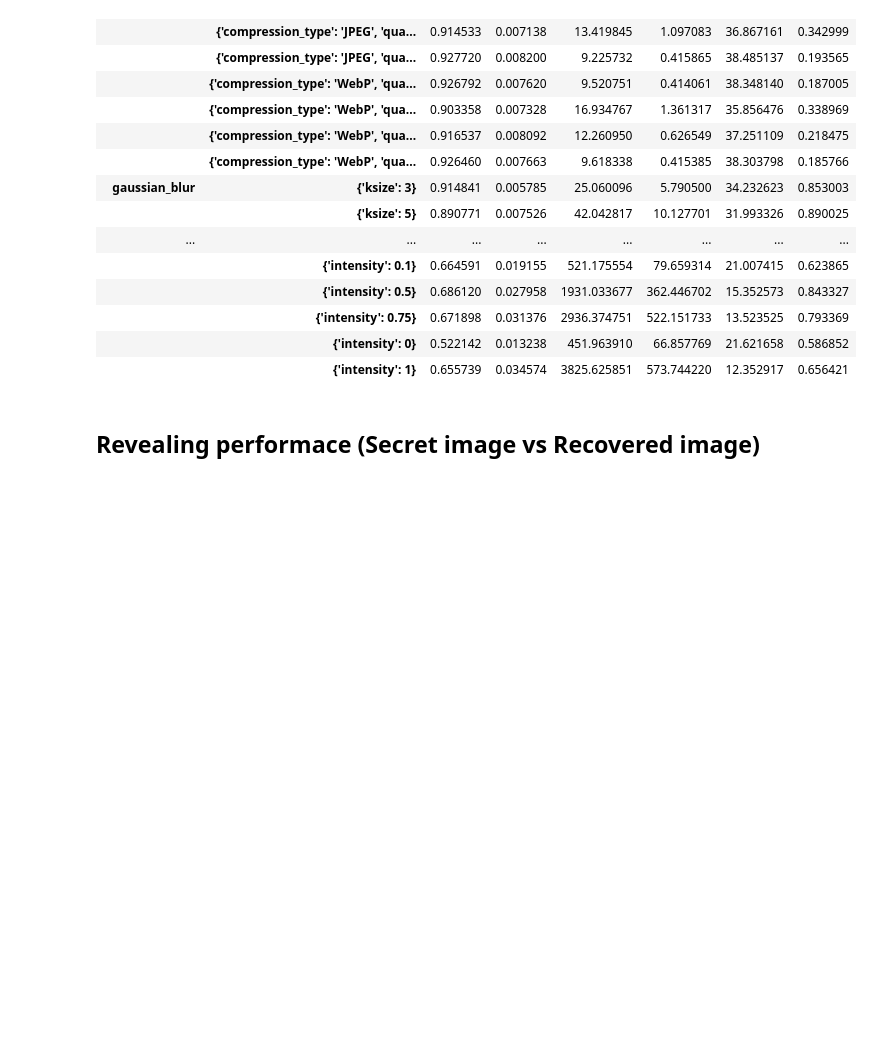
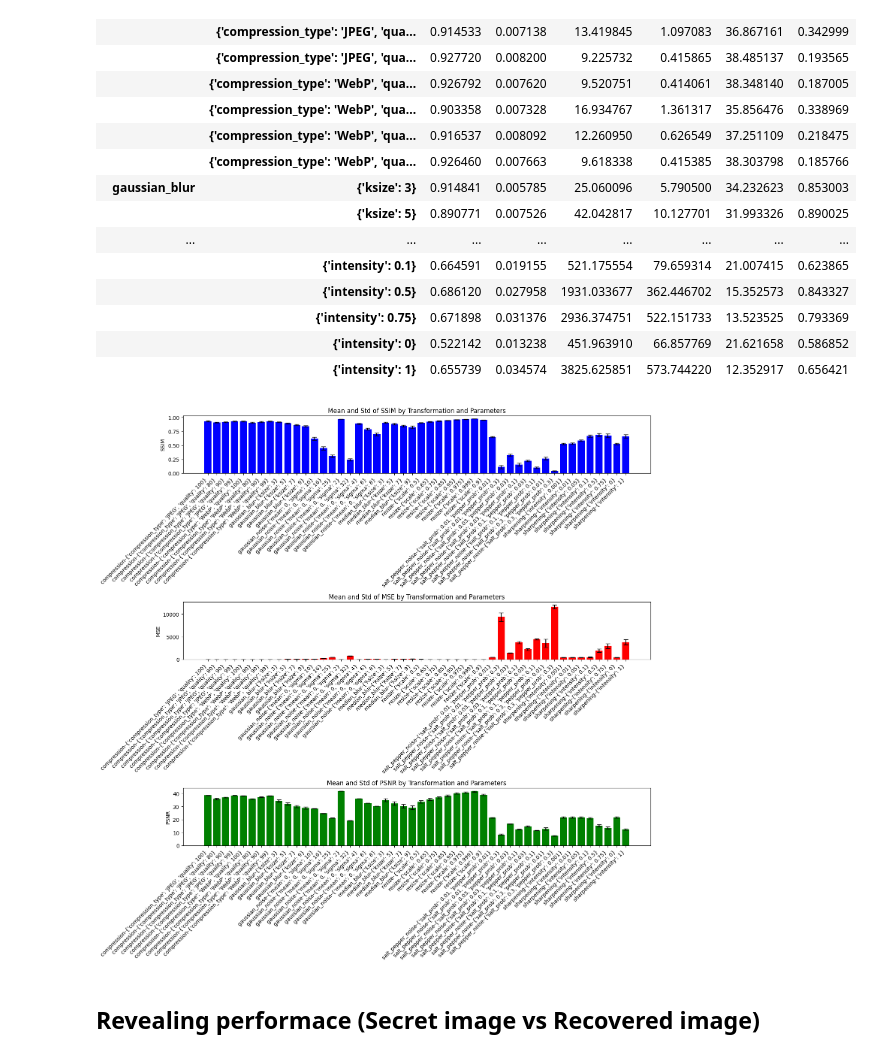
Before and after one commit to jeffersonrodriguezc/stego_degradation_analysis, a Jupyter notebook: notebooks/Metrics.ipynb, the cells around one changed output. Drawn from its saved outputs; the diff is of its cells as text; code cells hidden in the pictures; blank space fills up the shorter version.

Commit message:
updating metrics notebook

```diff
--- a/notebooks/Metrics.ipynb
+++ b/notebooks/Metrics.ipynb
@@ -133,6 +133,27 @@ summary_transformations
 |  | {'intensity': 0.75} | 0.671898 | 0.031376 | 2936.374751 | 522.151733 | 13.523525 | 0.793369 |
 |  | {'intensity': 0} | 0.522142 | 0.013238 | 451.963910 | 66.857769 | 21.621658 | 0.586852 |
 |  | {'intensity': 1} | 0.655739 | 0.034574 | 3825.625851 | 573.744220 | 12.352917 | 0.656421 |
+# %%
+summary_transformations = summary_transformations.reset_index()
+fig, axes = plt.subplots(3, 1, figsize=(15, 15))
+metrics = ['ssim', 'mse', 'psnr']
+titles = ['SSIM', 'MSE', 'PSNR']
+colors = ['blue', 'red', 'green']
+
+for i, metric in enumerate(metrics):
+    mean_values = summary_transformations[(metric, 'mean')]
+    std_values = summary_transformations[(metric, 'std')]
+    index_labels = summary_transformations[['transformation', 'parameters']].astype(str).agg('-'.join, axis=1)
+
+    axes[i].bar(index_labels, mean_values, yerr=std_values, capsize=4, color=colors[i])
+    axes[i].set_title(f'Mean and Std of {titles[i]} by Transformation and Parameters')
+    axes[i].set_ylabel(titles[i])
+    axes[i].set_xticklabels(index_labels, rotation=45, ha='right')
+
+plt.tight_layout()
+plt.show()
+# %% [output]
+[figure, added]
 # %% [markdown]
 ## Revealing performace (Secret image vs Recovered image)
 # %%
```
Also changed, not shown: parts of 2 cells of this notebook.
